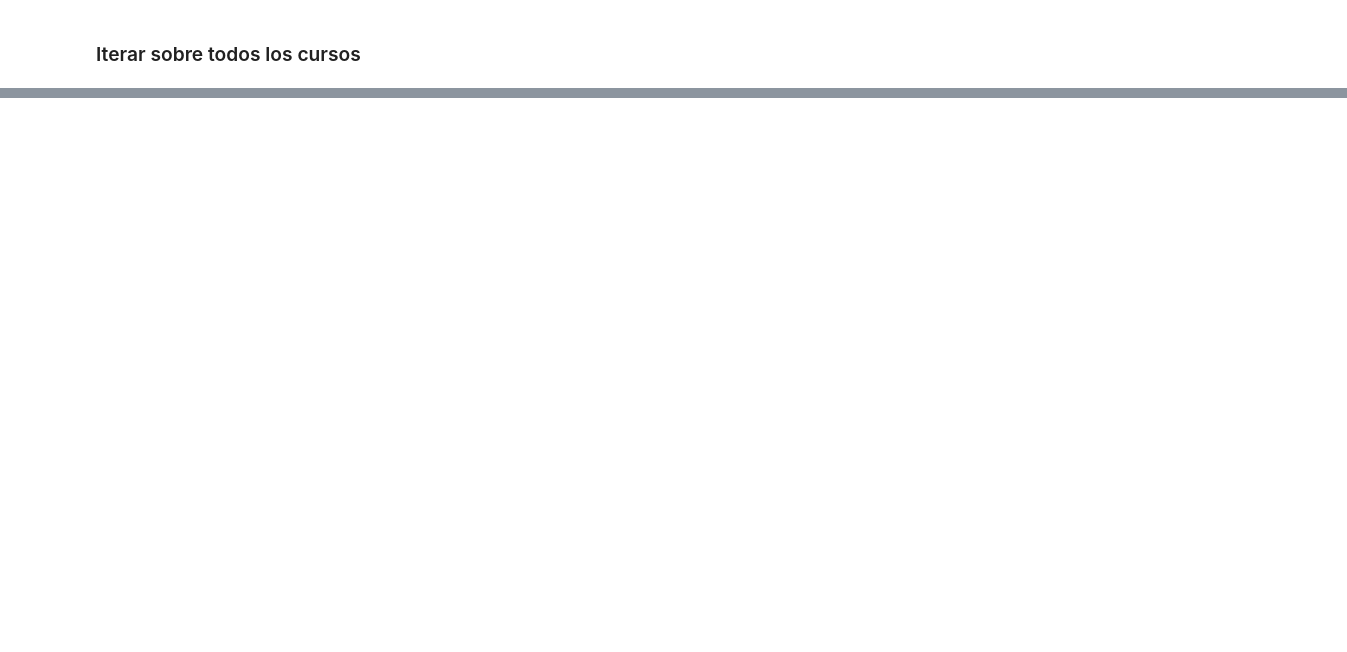
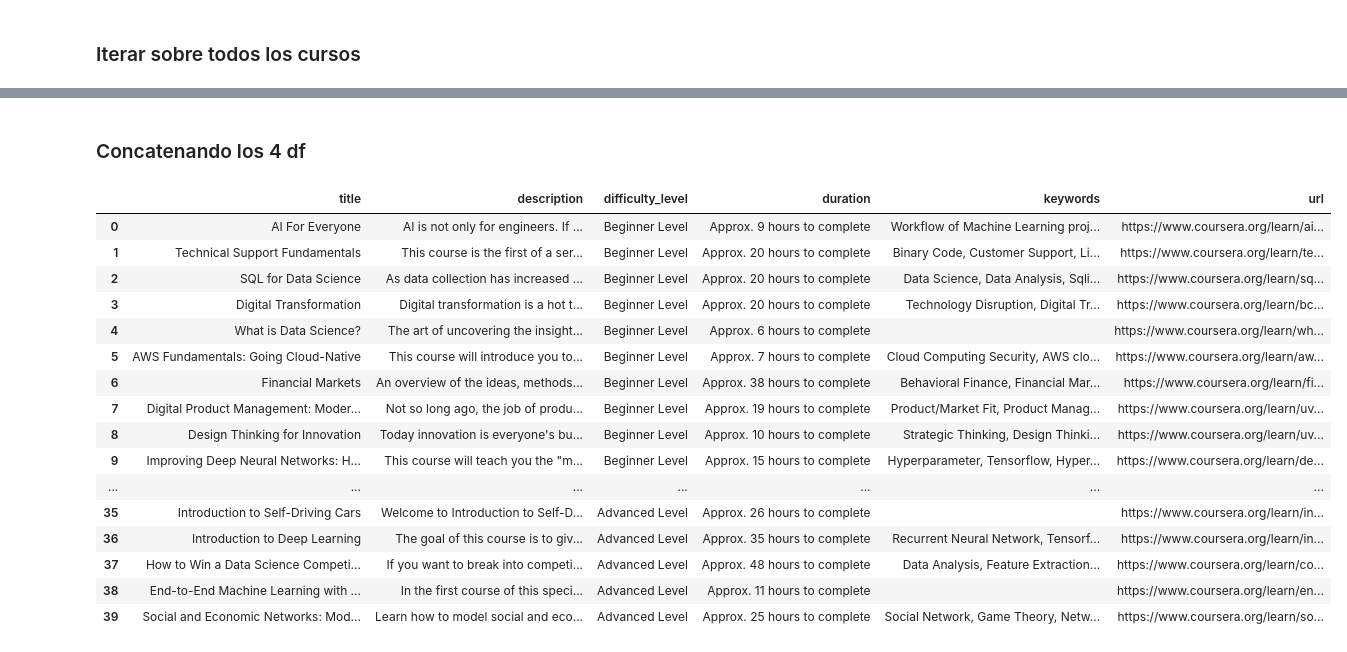
Before and after one commit to douglasag17/WebScraping, a Jupyter notebook: coursera.ipynb, the cells around one changed output, grey strips where cells are left out. Drawn from its saved outputs; the diff is of its cells as text; code cells hidden in the pictures; blank space fills up the shorter version.

```diff
--- a/coursera.ipynb
+++ b/coursera.ipynb
@@ -63,0 +79,4 @@ df
+# %%
+# Beginner
+url = 'https://www.coursera.org/search?query=&indices%5Bprod_all_products_term_optimization%5D%5Bpage%5D=1&indices%5Bprod_all_products_term_optimization%5D%5Bconfigure%5D%5BclickAnalytics%5D=true&indices%5Bprod_all_products_term_optimization%5D%5Bconfigure%5D%5BhitsPerPage%5D=10&indices%5Bprod_all_products_term_optimization%5D%5BrefinementList%5D%5BproductDifficultyLevel%5D%5B0%5D=Beginner&indices%5Bprod_all_products_term_optimization%5D%5BrefinementList%5D%5BallLanguages%5D%5B0%5D=English&indices%5Bprod_all_products_term_optimization%5D%5BrefinementList%5D%5BentityTypeDescription%5D%5B0%5D=Courses&configure%5BclickAnalytics%5D=true'
+dfB = iterator(url, 100)
@@ -63,0 +95,4 @@ df
+# %%
+# Mixed
+url = 'https://www.coursera.org/search?query=&indices%5Bprod_all_products_term_optimization%5D%5Bpage%5D=1&indices%5Bprod_all_products_term_optimization%5D%5Bconfigure%5D%5BclickAnalytics%5D=true&indices%5Bprod_all_products_term_optimization%5D%5Bconfigure%5D%5BhitsPerPage%5D=10&indices%5Bprod_all_products_term_optimization%5D%5BrefinementList%5D%5BproductDifficultyLevel%5D%5B0%5D=Mixed&indices%5Bprod_all_products_term_optimization%5D%5BrefinementList%5D%5BallLanguages%5D%5B0%5D=English&indices%5Bprod_all_products_term_optimization%5D%5BrefinementList%5D%5BentityTypeDescription%5D%5B0%5D=Courses&configure%5BclickAnalytics%5D=true'
+dfM = iterator(url, 100)
@@ -63,0 +111,4 @@ df
+# %%
+# Intermediate
+url = 'https://www.coursera.org/search?query=&indices%5Bprod_all_products_term_optimization%5D%5Bpage%5D=1&indices%5Bprod_all_products_term_optimization%5D%5Bconfigure%5D%5BclickAnalytics%5D=true&indices%5Bprod_all_products_term_optimization%5D%5Bconfigure%5D%5BhitsPerPage%5D=10&indices%5Bprod_all_products_term_optimization%5D%5BrefinementList%5D%5BproductDifficultyLevel%5D%5B0%5D=Intermediate&indices%5Bprod_all_products_term_optimization%5D%5BrefinementList%5D%5BallLanguages%5D%5B0%5D=English&indices%5Bprod_all_products_term_optimization%5D%5BrefinementList%5D%5BentityTypeDescription%5D%5B0%5D=Courses&configure%5BclickAnalytics%5D=true'
+dfI = iterator(url, 77)
@@ -63,0 +127,4 @@ df
+# %%
+# Advanced
+url = 'https://www.coursera.org/search?query=&indices%5Bprod_all_products_term_optimization%5D%5Bpage%5D=1&indices%5Bprod_all_products_term_optimization%5D%5Bconfigure%5D%5BclickAnalytics%5D=true&indices%5Bprod_all_products_term_optimization%5D%5Bconfigure%5D%5BhitsPerPage%5D=10&indices%5Bprod_all_products_term_optimization%5D%5BrefinementList%5D%5BproductDifficultyLevel%5D%5B0%5D=Advanced&indices%5Bprod_all_products_term_optimization%5D%5BrefinementList%5D%5BallLanguages%5D%5B0%5D=English&indices%5Bprod_all_products_term_optimization%5D%5BrefinementList%5D%5BentityTypeDescription%5D%5B0%5D=Courses&configure%5BclickAnalytics%5D=true'
+dfA = iterator(url, 13)
@@ -64,3 +143,26 @@ df
+# %% [markdown]
+### Concatenando los 4 df
+# %%
+df = pd.concat([dfB, dfM, dfI, dfA], ignore_index=True)
+df
+# %% [output]
+|  | title | description | difficulty_level | duration | keywords | url |
+| 0 | AI For Everyone | AI is not only for engineers. If ... | Beginner Level | Approx. 9 hours to complete | Workflow of Machine Learning proj... | https://www.coursera.org/learn/ai... |
+| 1 | Technical Support Fundamentals | This course is the first of a ser... | Beginner Level | Approx. 20 hours to complete | Binary Code, Customer Support, Li... | https://www.coursera.org/learn/te... |
+| 2 | SQL for Data Science | As data collection has increased ... | Beginner Level | Approx. 20 hours to complete | Data Science, Data Analysis, Sqli... | https://www.coursera.org/learn/sq... |
+| 3 | Digital Transformation | Digital transformation is a hot t... | Beginner Level | Approx. 20 hours to complete | Technology Disruption, Digital Tr... | https://www.coursera.org/learn/bc... |
+| 4 | What is Data Science? | The art of uncovering the insight... | Beginner Level | Approx. 6 hours to complete |  | https://www.coursera.org/learn/wh... |
+| 5 | AWS Fundamentals: Going Cloud-Native | This course will introduce you to... | Beginner Level | Approx. 7 hours to complete | Cloud Computing Security, AWS clo... | https://www.coursera.org/learn/aw... |
+| 6 | Financial Markets | An overview of the ideas, methods... | Beginner Level | Approx. 38 hours to complete | Behavioral Finance, Financial Mar... | https://www.coursera.org/learn/fi... |
+| 7 | Digital Product Management: Moder... | Not so long ago, the job of produ... | Beginner Level | Approx. 19 hours to complete | Product/Market Fit, Product Manag... | https://www.coursera.org/learn/uv... |
+| 8 | Design Thinking for Innovation | Today innovation is everyone's bu... | Beginner Level | Approx. 10 hours to complete | Strategic Thinking, Design Thinki... | https://www.coursera.org/learn/uv... |
+| 9 | Improving Deep Neural Networks: H... | This course will teach you the "m... | Beginner Level | Approx. 15 hours to complete | Hyperparameter, Tensorflow, Hyper... | https://www.coursera.org/learn/de... |
+| ... | ... | ... | ... | ... | ... | ... |
+| 35 | Introduction to Self-Driving Cars | Welcome to Introduction to Self-D... | Advanced Level | Approx. 26 hours to complete |  | https://www.coursera.org/learn/in... |
+| 36 | Introduction to Deep Learning | The goal of this course is to giv... | Advanced Level | Approx. 35 hours to complete | Recurrent Neural Network, Tensorf... | https://www.coursera.org/learn/in... |
+| 37 | How to Win a Data Science Competi... | If you want to break into competi... | Advanced Level | Approx. 48 hours to complete | Data Analysis, Feature Extraction... | https://www.coursera.org/learn/co... |
+| 38 | End-to-End Machine Learning with ... | In the first course of this speci... | Advanced Level | Approx. 11 hours to complete |  | https://www.coursera.org/learn/en... |
+| 39 | Social and Economic Networks: Mod... | Learn how to model social and eco... | Advanced Level | Approx. 25 hours to complete | Social Network, Game Theory, Netw... | https://www.coursera.org/learn/so... |
 # %%
 df.to_json("metadataCoursera2.json", orient='records')
 df.to_excel("metadataCoursera2.xlsx", "data")
```
Also changed, not shown: parts of 11 cells of this notebook, 2 other files.
